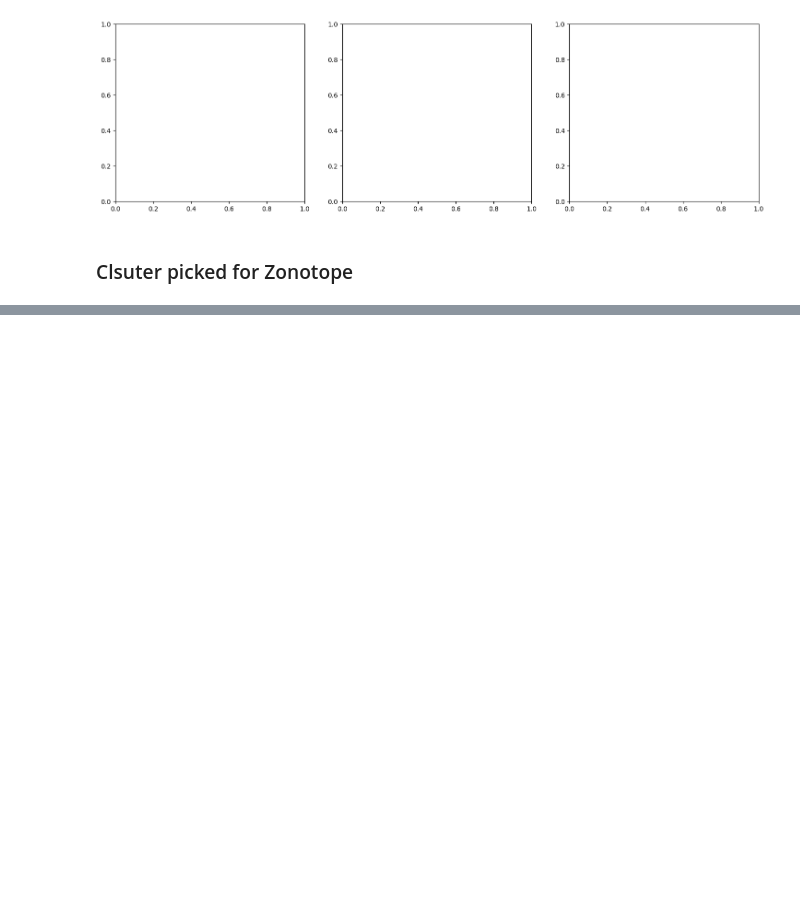
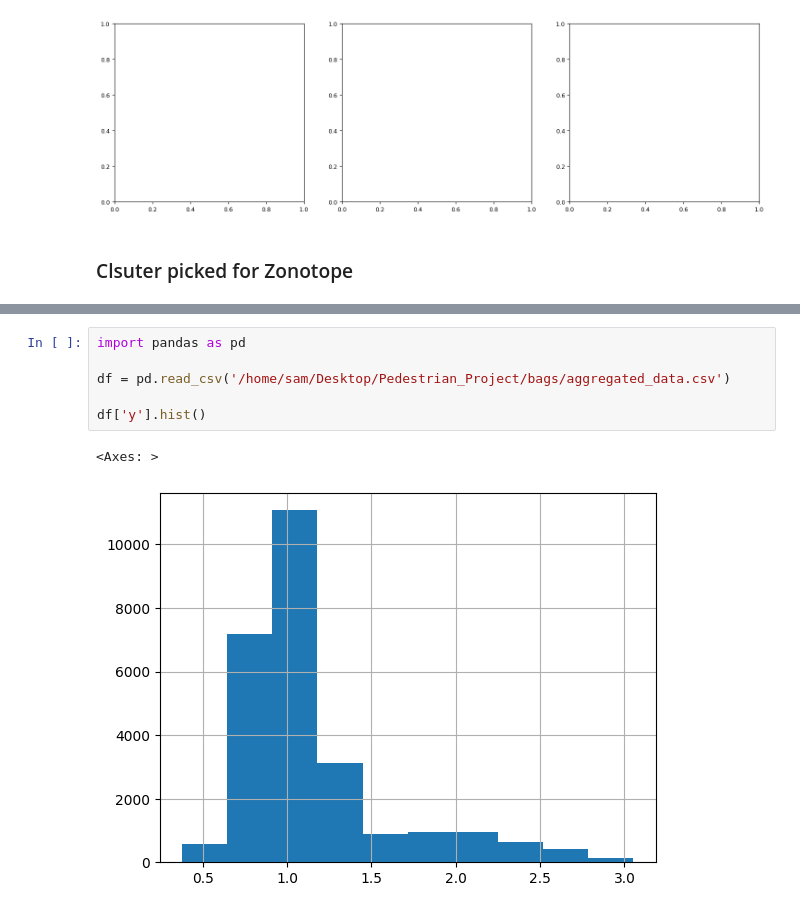
Before and after one commit to kfragkedaki/Pedestrian_Project, a Jupyter notebook: labeling_oracle_SVEAData.ipynb, the cells around one changed output, grey strips where cells are left out. Saved outputs shown, nothing was run; the diff lists cells and outputs as text; blank space fills up the shorter version.

```diff
--- a/labeling_oracle_SVEAData.ipynb
+++ b/labeling_oracle_SVEAData.ipynb
@@ -532,3 +293,12 @@ len(d[_mode])
+# %%
+import pandas as pd
+
+df = pd.read_csv('/home/sam/Desktop/Pedestrian_Project/bags/aggregated_data.csv')
+
+df['y'].hist()
+# %% [output]
+<Axes: >
+[figure, added]
 # %%
 _sind_.map.plot_dataset(pedestrian_data={i: data for i, data in enumerate(d[_mode])}, color='red', title=f'cluster_{c}', alpha_trajectories=0.3)
 # %% [output]
```
Also changed, not shown: parts of 33 cells of this notebook, 8 other files.
